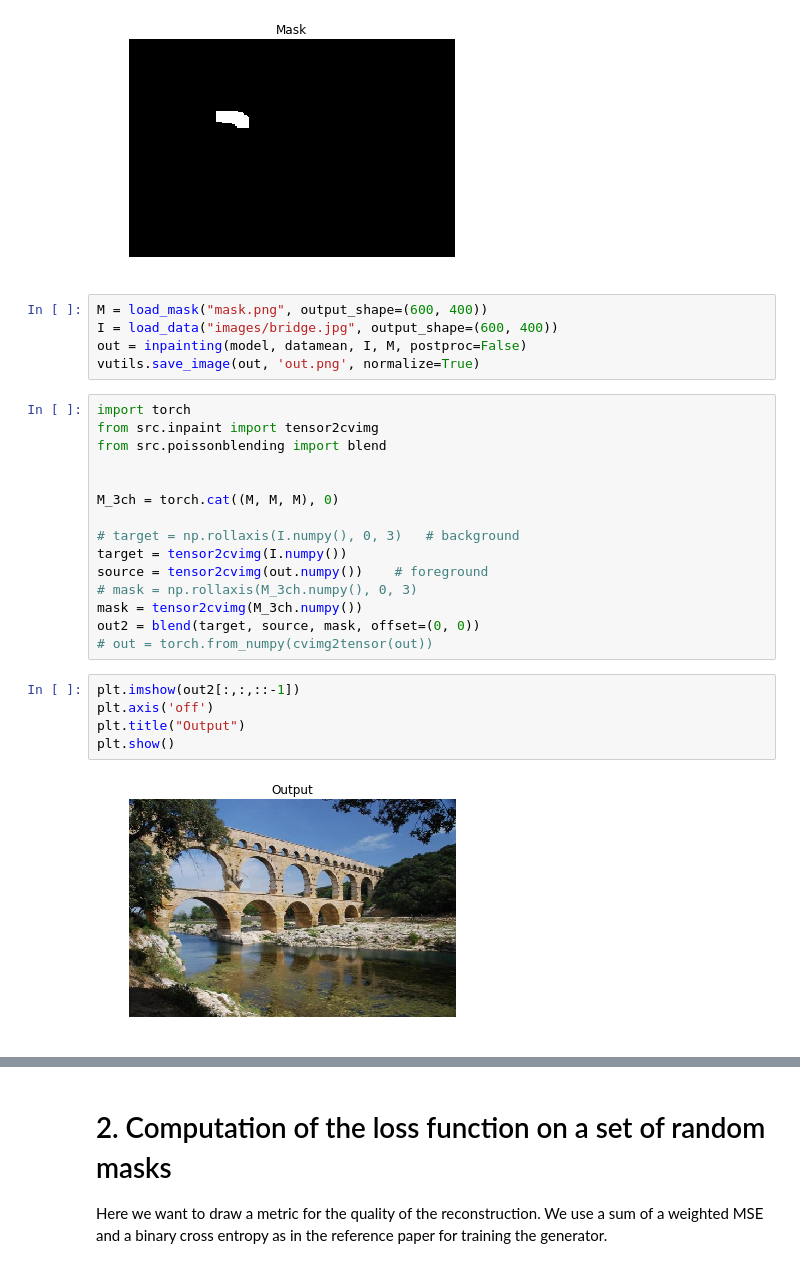
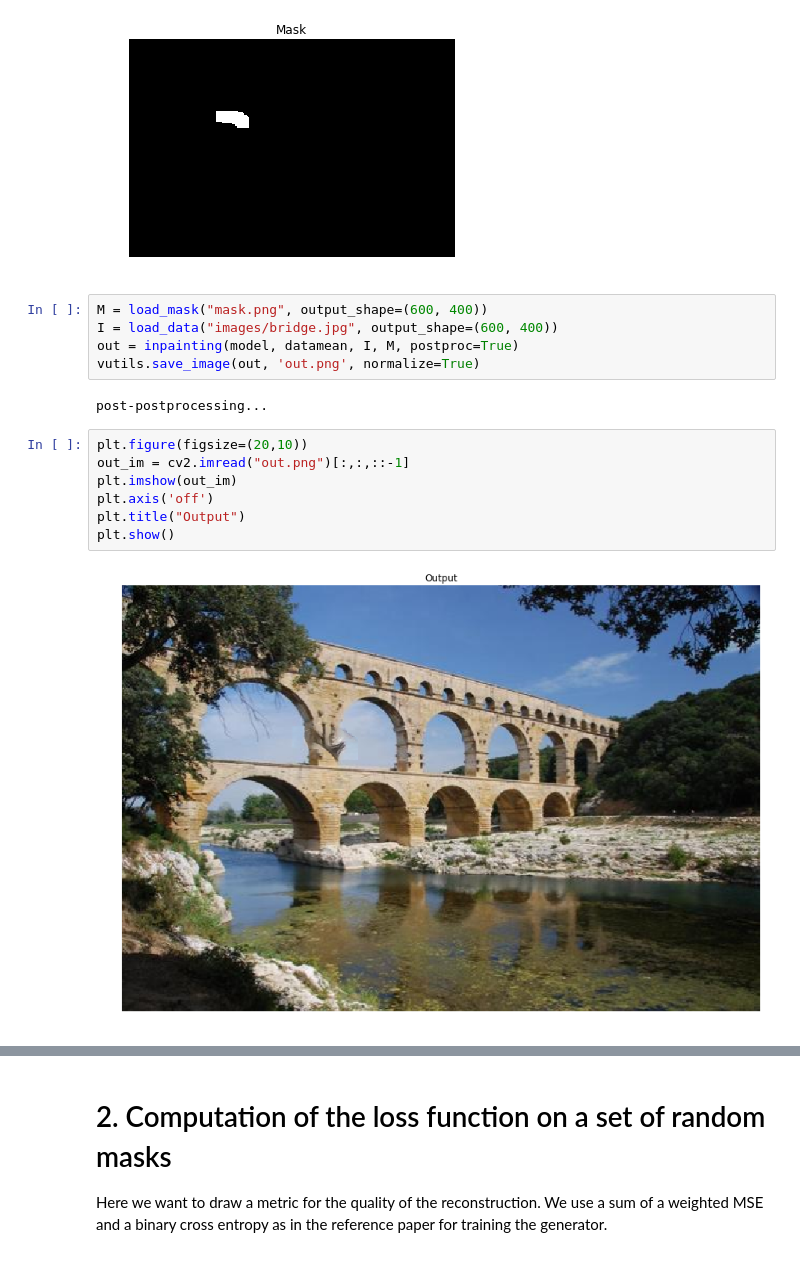
Before and after one commit to plguhur/MVA, a Jupyter notebook: ImagerieNumerique/Experiments.ipynb, the cells around one changed output, grey strips where cells are left out. Saved outputs shown, nothing was run; the diff lists cells and outputs as text.

```diff
--- a/ImagerieNumerique/Experiments.ipynb
+++ b/ImagerieNumerique/Experiments.ipynb
@@ -48,27 +51,16 @@ plt.show()
 # %%
 M = load_mask("mask.png", output_shape=(600, 400))
 I = load_data("images/bridge.jpg", output_shape=(600, 400))
-out = inpainting(model, datamean, I, M, postproc=False)
+out = inpainting(model, datamean, I, M, postproc=True)
 vutils.save_image(out, 'out.png', normalize=True)
+# %% [output]
+post-postprocessing...
-# %%
-import torch
-from src.inpaint import tensor2cvimg
-from src.poissonblending import blend
-
-
-M_3ch = torch.cat((M, M, M), 0)
-
-# target = np.rollaxis(I.numpy(), 0, 3)   # background
-target = tensor2cvimg(I.numpy())
-source = tensor2cvimg(out.numpy())    # foreground
-# mask = np.rollaxis(M_3ch.numpy(), 0, 3)
-mask = tensor2cvimg(M_3ch.numpy())
-out2 = blend(target, source, mask, offset=(0, 0))
-# out = torch.from_numpy(cvimg2tensor(out))
 # %%
-plt.imshow(out2[:,:,::-1])
+plt.figure(figsize=(20,10))
+out_im = cv2.imread("out.png")[:,:,::-1]
+plt.imshow(out_im)
 plt.axis('off')
 plt.title("Output")
 plt.show()
 # %% [output]
-[figure, old version]
+[figure, new version]
```
Also changed, not shown: parts of 4 cells of this notebook, 1 other file.
